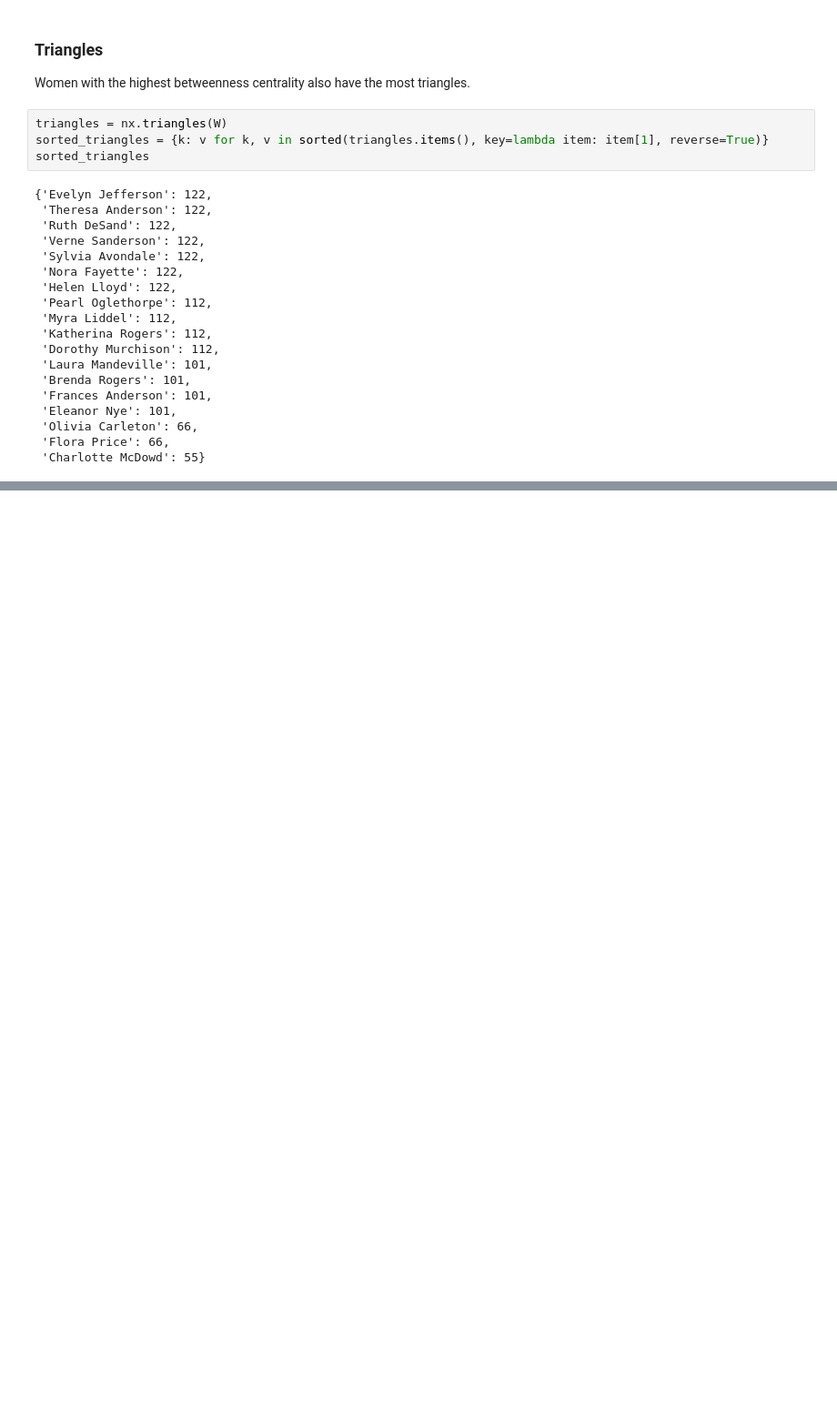
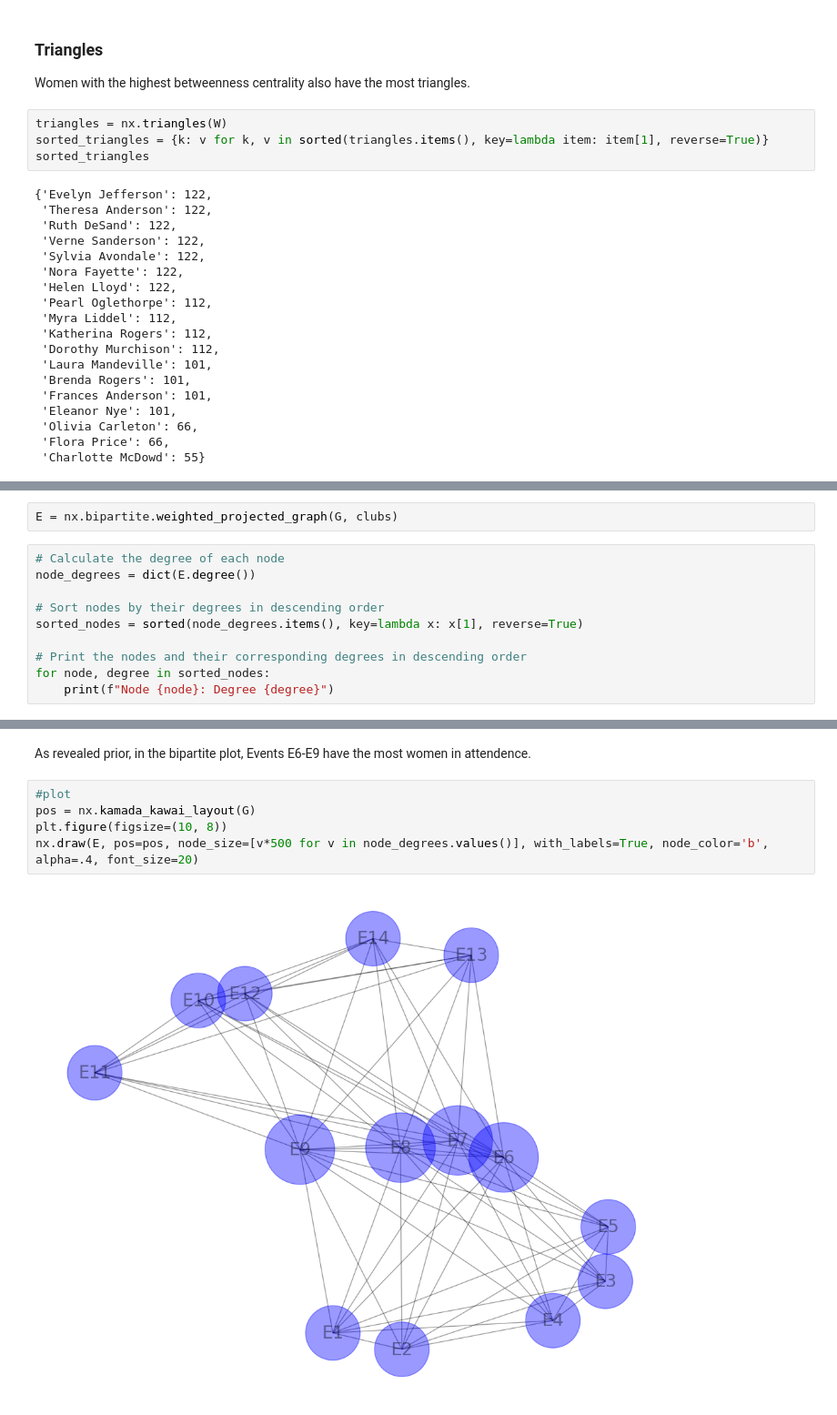
Before and after one commit to jlixander/graph_networks, a Jupyter notebook: wk6_hw.ipynb, the cells around one changed output, grey strips where cells are left out. Shown at 91% size. Saved outputs shown, nothing was run; the diff lists cells and outputs as text; blank space fills up the shorter version.

```diff
--- a/wk6_hw.ipynb
+++ b/wk6_hw.ipynb
@@ -323,0 +325,12 @@ sorted_triangles
+# %%
+E = nx.bipartite.weighted_projected_graph(G, clubs)
+# %%
+# Calculate the degree of each node
+node_degrees = dict(E.degree())
+
+# Sort nodes by their degrees in descending order
+sorted_nodes = sorted(node_degrees.items(), key=lambda x: x[1], reverse=True)
+
+# Print the nodes and their corresponding degrees in descending order
+for node, degree in sorted_nodes:
+    print(f"Node {node}: Degree {degree}")
@@ -323,0 +352,9 @@ sorted_triangles
+# %% [markdown]
+As revealed prior, in the bipartite plot, Events E6-E9 have the most women in attendence.
+# %%
+#plot
+pos = nx.kamada_kawai_layout(G)
+plt.figure(figsize=(10, 8))
+nx.draw(E, pos=pos, node_size=[v*500 for v in node_degrees.values()], with_labels=True, node_color='b', alpha=.4, font_size=20)
+# %% [output]
+[figure, added]
```
Also changed, not shown: parts of 17 cells of this notebook.
